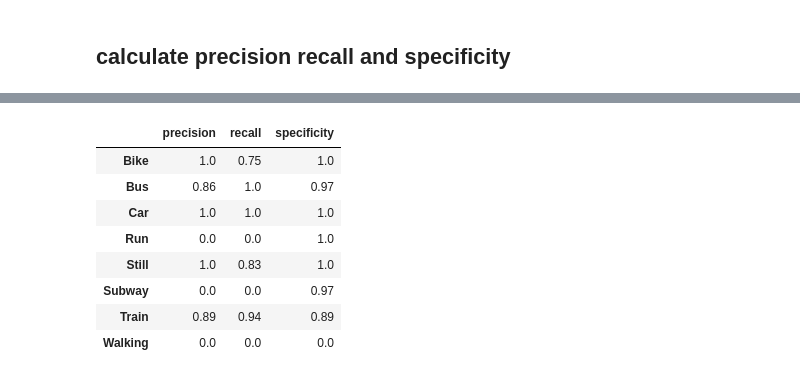
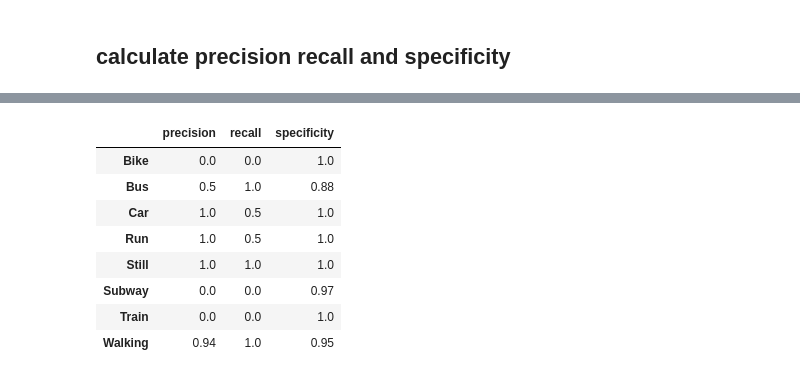
Before and after one commit to Eisoc/MDA0208, a Jupyter notebook: featureextraction.ipynb, the cells around one changed output, grey strips where cells are left out. Saved outputs shown, nothing was run; the diff lists cells and outputs as text; code cells hidden in the pictures.

```diff
--- a/featureextraction.ipynb
+++ b/featureextraction.ipynb
@@ -208,10 +205,13 @@ from sklearn.neighbors import KNeighborsClassifier
 
 # Pick a value for K.
 
-K = 5
+K = 4
 
 # create an instance of Neighbours Classifier and fit the data / train the model
 
 knn = KNeighborsClassifier(n_neighbors = K)
 knn.fit(X_train, y_train)
+y_knn = knn.predict(X_test)
+knn_score = metrics.accuracy_score(y_test, y_knn)
+knn_score
 # %% [output]
@@ -238,16 +232,11 @@ plt.show()
 ## logistic regression
 # %%
 # import the class
-from sklearn.linear_model import LogisticRegression
-
-
-# instantiate the model (using the default parameters)
-
-logreg = LogisticRegression(random_state=16)
-
-
-logreg.fit(X_train, y_train)
-
-y_logreg = logreg.predict(X_test)
-logreg_score = metrics.accuracy_score(y_test, y_logreg)
-logreg_score
+#from sklearn.linear_model import LogisticRegression
+## instantiate the model (using the default parameters)
+#
+#logreg = LogisticRegression(random_state=16)
+#logreg.fit(X_train, y_train)
+#y_logreg = logreg.predict(X_test)
+#logreg_score = metrics.accuracy_score(y_test, y_logreg)
+#logreg_score
@@ -337,14 +315,15 @@ ada_score
 # %% [markdown]
 ## confusion matirx calculation
 # %%
-#modes_cal = ['Bike', 'Bus', 'Car', 'Run', 'Still', 'Subway', 'Train', 'Walking']
-confusion_ada = confusion_matrix(y_test, y_ada) #0.8918918918918919
-confusion_dtc = confusion_matrix(y_test, y_dtc) #0.8648648648648649
-confusion_knn = confusion_matrix(y_test, y_knn) #0.7837837837837838
-confusion_logreg = confusion_matrix(y_test, y_logreg) #0.8378378378378378
-confusion_mlp = confusion_matrix(y_test, y_mlp) #0.8378378378378378
+modes_cal = ['Bike', 'Bus', 'Car', 'Run', 'Still', 'Subway', 'Train', 'Walking']
+#confusion_ada = confusion_matrix(y_test, y_ada) #0.8918918918918919
+confusion_dtc = confusion_matrix(y_test, y_dtc,labels=modes_cal) #0.8648648648648649
+confusion_knn = confusion_matrix(y_test, y_knn,labels=modes_cal) #0.7837837837837838
+#confusion_logreg = confusion_matrix(y_test, y_logreg,labels=modes_cal) #0.8378378378378378
+confusion_mlp = confusion_matrix(y_test, y_mlp,labels=modes_cal) #0.8378378378378378
 #confusion_nb = confusion_matrix(y_test, y_nb)
-confusion_svc = confusion_matrix(y_test, y_svc) #0.8378378378378378
+confusion_svc = confusion_matrix(y_test, y_svc,labels=modes_cal) #0.8378378378378378
+#confusion_dtc
 # %%
 from sklearn.metrics import confusion_matrix, ConfusionMatrixDisplay
 fig,ax = plt.subplots(2,2,figsize=(15,15))
@@ -520,17 +479,18 @@ scores_from_conf(confusion_mlp)
 # %%
 #scores_from_conf(confusion_nb)
 # %%
-scores_from_conf(confusion_svc)
+svc_eva = scores_from_conf(confusion_svc)
+svc_eva
 # %% [output]
 |  | precision | recall | specificity |
-| Bike | 1.0 | 0.75 | 1.0 |
-| Bus | 0.86 | 1.0 | 0.97 |
-| Car | 1.0 | 1.0 | 1.0 |
-| Run | 0.0 | 0.0 | 1.0 |
-| Still | 1.0 | 0.83 | 1.0 |
+| Bike | 0.0 | 0.0 | 1.0 |
+| Bus | 0.5 | 1.0 | 0.88 |
+| Car | 1.0 | 0.5 | 1.0 |
+| Run | 1.0 | 0.5 | 1.0 |
+| Still | 1.0 | 1.0 | 1.0 |
 | Subway | 0.0 | 0.0 | 0.97 |
-| Train | 0.89 | 0.94 | 0.89 |
-| Walking | 0.0 | 0.0 | 0.0 |
+| Train | 0.0 | 0.0 | 1.0 |
+| Walking | 0.94 | 1.0 | 0.95 |
 # %%
 dtc_eva = scores_from_conf(confusion_dtc)
 #scores_from_conf(confusion_dtc)
```
Also changed, not shown: parts of 18 cells of this notebook.
